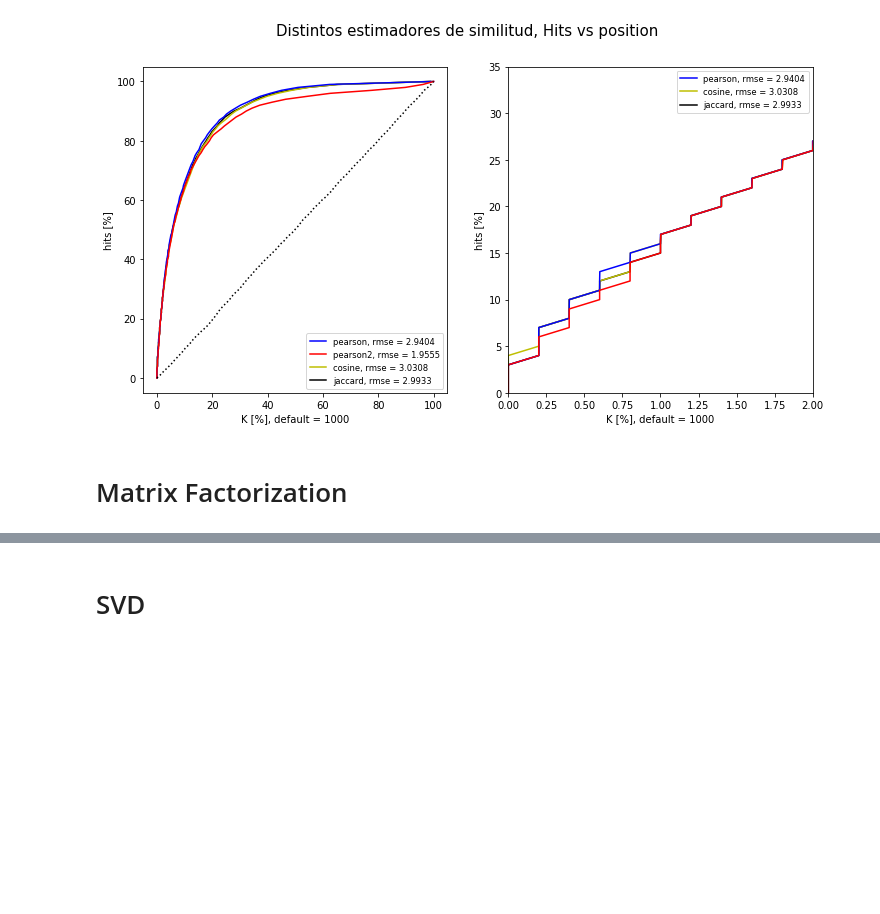
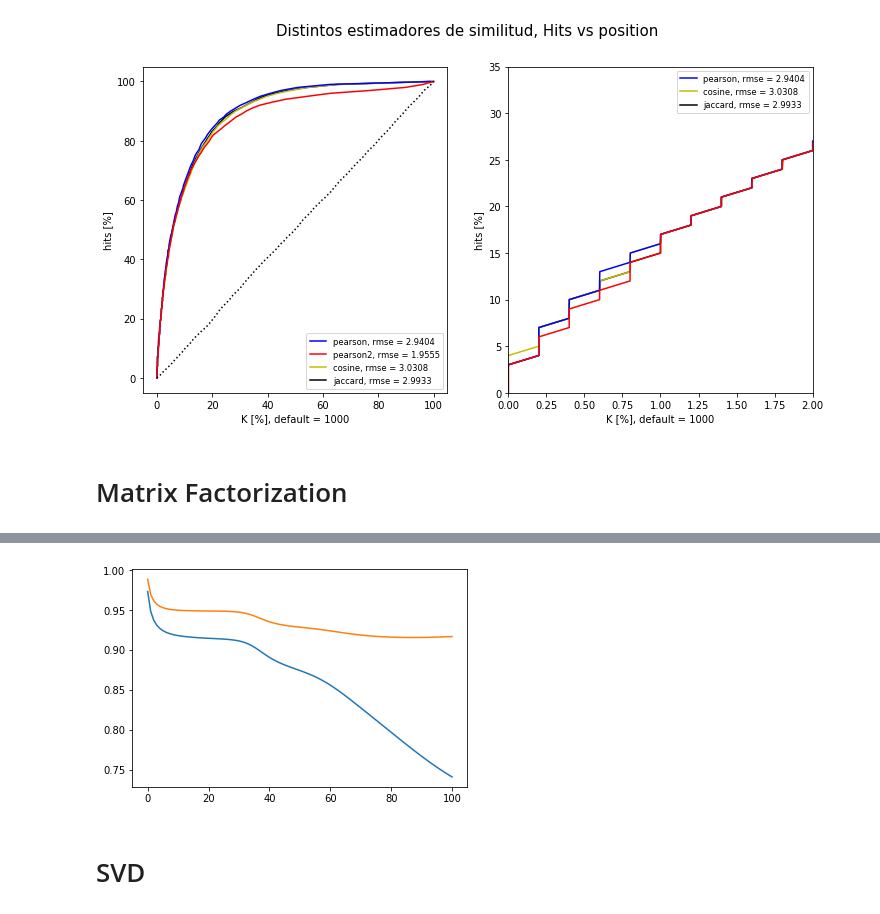
Before and after one commit to lab-ml-itba/14_Sistemas_Recomendacion, a Jupyter notebook: 2_MovieLens Testing.ipynb, the cells around one changed output, grey strips where cells are left out. Drawn from its saved outputs; the diff is of its cells as text; code cells hidden in the pictures; blank space fills up the shorter version.

```diff
--- a/2_MovieLens Testing.ipynb
+++ b/2_MovieLens Testing.ipynb
@@ -182,3 +187,10 @@ plt.show()
+# %%
+# Lambda = 0.1
+plt.plot(train_rmse_vector)
+plt.plot(test_rmse_vector)
+plt.show()
+# %% [output]
+[figure, added]
 # %% [markdown]
 # SVD
 # %%
```
Also changed, not shown: parts of 4 cells of this notebook, 2 other files.
